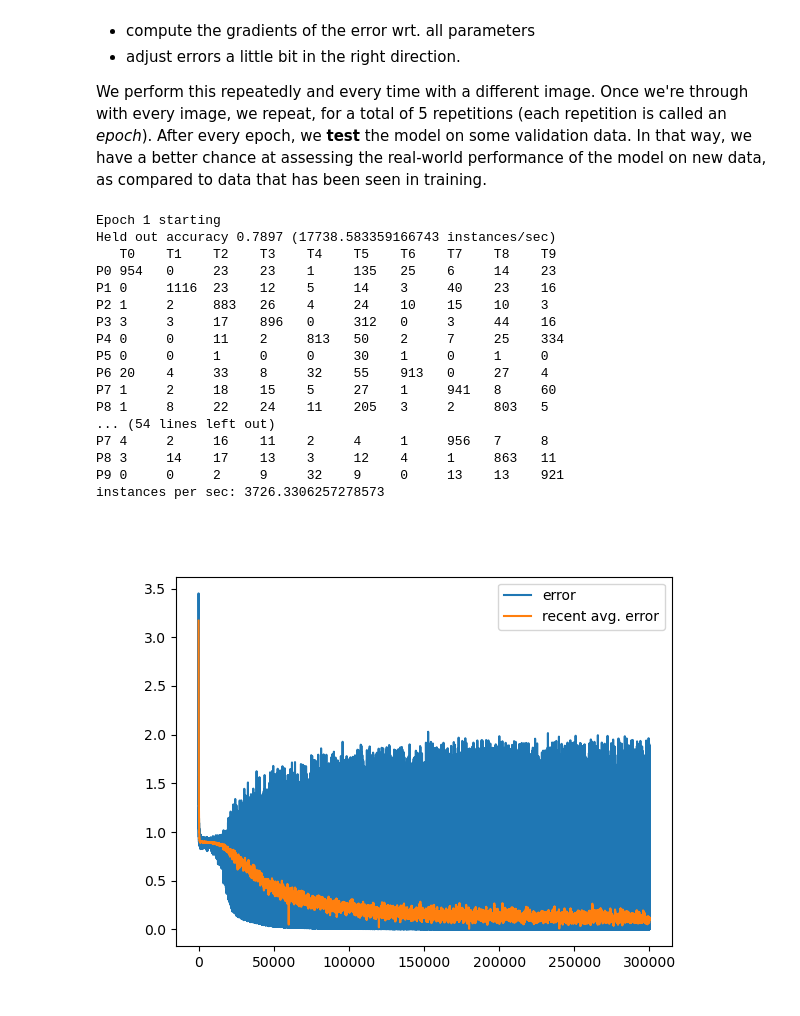
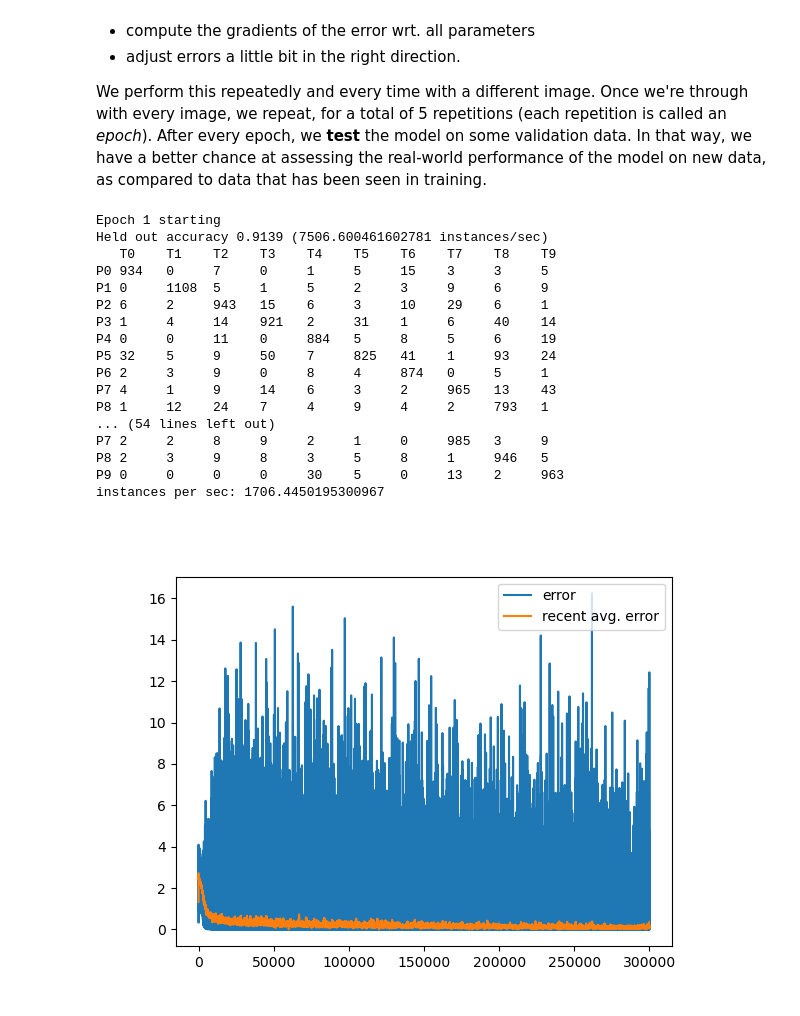
Before and after one commit to timobaumann/fobi-neuronale-netze, a Jupyter notebook: MNISTbasic.ipynb, the cells around one changed output. Saved outputs shown, nothing was run; the diff lists cells and outputs as text; code cells hidden in the pictures.

Commit message:
some post-hoc changes to CNNs work more reasonably; also: speedup from using GPU if available

```diff
--- a/MNISTbasic.ipynb
+++ b/MNISTbasic.ipynb
@@ -15,6 +15,9 @@ import torch
 import torch.nn as nn
 import ipywidgets as widgets
 import PIL.Image
+# %%
+# try this if you want to train your model on the GPU.
+device = torch.device("cuda:0" if torch.cuda.is_available() else "cpu")
 # %%
 %%capture
 # now, the following is cool: it lets us import functions that we define in other notebooks!
@@ -83,8 +86,8 @@ In MNIST we have grayscale images of digits, 28x28 pixels in size (as shown abov
 We will define a network with two inner (hidden) layers, each with 16 neurons, and an output layer with 10 neurons, one per digit.
 Let's go!
 # %%
-HIDDEN_DIM1 = 16
-HIDDEN_DIM2 = 16
+HIDDEN_DIM1 = 256
+HIDDEN_DIM2 = 256
 # %%
 class MNISTClassify(nn.Module):
     def __init__(self):
@@ -103,8 +106,8 @@ class MNISTClassify(nn.Module):
         # zweite innere Schicht:
         h2 = nn.functional.sigmoid(h1 @ self.W2 + self.b2)
         # Ergebnisschicht:
-        activation = nn.functional.sigmoid(h2 @ self.W3 + self.b3)
-        return activation
+        activation = nn.functional.log_softmax(h2 @ self.W3 + self.b3, dim=1)
+        return activation.view(10)
 # %% [markdown]
 What's new here?
 
@@ -129,12 +132,12 @@ We perform this repeatedly and every time with a different image. Once we're thr
 After every epoch, we **test** the model on some validation data. In that way, we have a better chance at assessing the real-world performance of the model on new data, as compared to data that has been seen in training.
 # %%
 %matplotlib widget
-classify = MNISTClassify().float()
+classify = MNISTClassify().float().to(device)
 learning_rate = 0.01
 optimizer = torch.optim.SGD(classify.parameters(), lr = learning_rate)
 #optimizer = torch.optim.Adam(classify.parameters())
 #loss = nn.CrossEntropyLoss
-dev_time = 0
+dev_time = 0.0
 plot_data = defaultdict(lambda : [])
 
 start = time.time()
@@ -143,18 +146,19 @@ for epoch in range(5):
     random.shuffle(training)
     # train model:
     recent_errors = []
+    classify.train(True)
     for cls, img in training:
         optimizer.zero_grad()
         # Bild als Eingabe aufbereiten
-        x = torch.tensor(img).float()
+        x = torch.tensor(img).float().to(device)
         # Outputaktivierung berechnen
         output = classify(x)
         # "idealen" Output (überall 0, nur gewählte Klasse ist 1)
-        target = torch.zeros(10).long()
-        target[cls] = 1.0
+        #target = torch.zeros(10).long()
+        #target[cls] = 1.0
         # Kostenfunktion berechnen
-        loss = torch.sum((output - target) ** 2)
-        # loss  = nn.functional.nll_loss(output, torch.tensor(cls).long())
+        #loss = torch.sum((output - target) ** 2)
+        loss  = nn.functional.nll_loss(output, torch.tensor(cls).long().to(device))
         plot_data["error"].append(loss.item())
         recent_errors.append(loss.item())
         if len(recent_errors) > 100:
@@ -164,54 +168,54 @@ for epoch in range(5):
         loss.backward()
         # Parameter entsprechend anpassen
         optimizer.step()
+    classify.train(False)
 
     # test performance of classifier:
     confusion = [[0 for _ in range(10)] for _ in range(10)]
     correct = 0
     dev_start = time.time()
     for cls, img in testing:
-        optimizer.zero_grad()
-        x = torch.tensor(img).float()
+        x = torch.tensor(img).float().to(device)
         output = classify(x)
         prediction = int(torch.topk(output, 1)[1].item())
         if cls == prediction:
             correct += 1
         confusion[prediction][cls] += 1
     dev_end = time.time()
     acc = float(correct) / len(testing)
     dev_time += dev_end - dev_start
     print(("Held out accuracy {} ({} instances/sec)".format(
         acc, len(testing) / (dev_end - dev_start))))
     print('   ' + ''.join(('T'+str(x)).ljust(6) for x in range(10)))
     for p, row in enumerate(confusion):
         s = 'P' + str(p) + ' '
         s += ''.join(str(col).ljust(6) for col in row)
         print(s)
 
     end = time.time()
     print(("instances per sec: {}".format(
-                (epoch * len(training)) / (end - start - dev_time))))
+                ((epoch+1) * len(training)) / (end - start - dev_time))))
 
 plot(plot_data)
 # %% [output]
 Epoch 1 starting
-Held out accuracy 0.7897 (17738.583359166743 instances/sec)
+Held out accuracy 0.9139 (7506.600461602781 instances/sec)
    T0    T1    T2    T3    T4    T5    T6    T7    T8    T9
-P0 954   0     23    23    1     135   25    6     14    23
-P1 0     1116  23    12    5     14    3     40    23    16
-P2 1     2     883   26    4     24    10    15    10    3
-P3 3     3     17    896   0     312   0     3     44    16
-P4 0     0     11    2     813   50    2     7     25    334
-P5 0     0     1     0     0     30    1     0     1     0
-P6 20    4     33    8     32    55    913   0     27    4
-P7 1     2     18    15    5     27    1     941   8     60
-P8 1     8     22    24    11    205   3     2     803   5
+P0 934   0     7     0     1     5     15    3     3     5
+P1 0     1108  5     1     5     2     3     9     6     9
+P2 6     2     943   15    6     3     10    29    6     1
+P3 1     4     14    921   2     31    1     6     40    14
+P4 0     0     11    0     884   5     8     5     6     19
+P5 32    5     9     50    7     825   41    1     93    24
+P6 2     3     9     0     8     4     874   0     5     1
+P7 4     1     9     14    6     3     2     965   13    43
+P8 1     12    24    7     4     9     4     2     793   1
 ... (54 lines left out)
-P7 4     2     16    11    2     4     1     956   7     8
-P8 3     14    17    13    3     12    4     1     863   11
-P9 0     0     2     9     32    9     0     13    13    921
-instances per sec: 3726.3306257278573
+P7 2     2     8     9     2     1     0     985   3     9
+P8 2     3     9     8     3     5     8     1     946   5
+P9 0     0     0     0     30    5     0     13    2     963
+instances per sec: 1706.4450195300967
-[figure, old version]
+[figure, new version]
 # %%
 # This cell provides an alternative to the above implementation. It should do precisely the same but defers the actual implementation to
 # sub-modules (nn.Linear).
```
Also changed, not shown: parts of 3 cells of this notebook, 1 other file.
